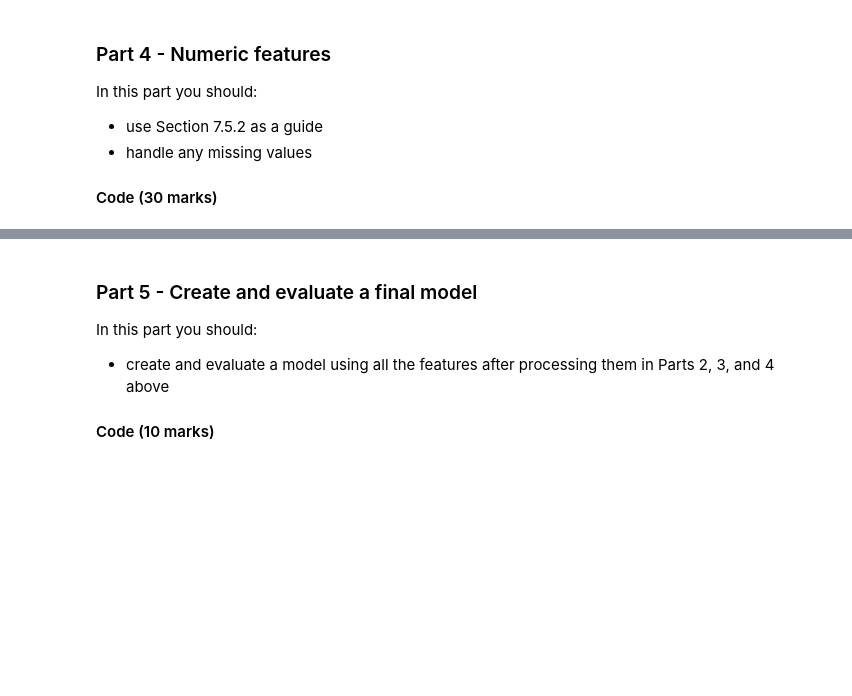
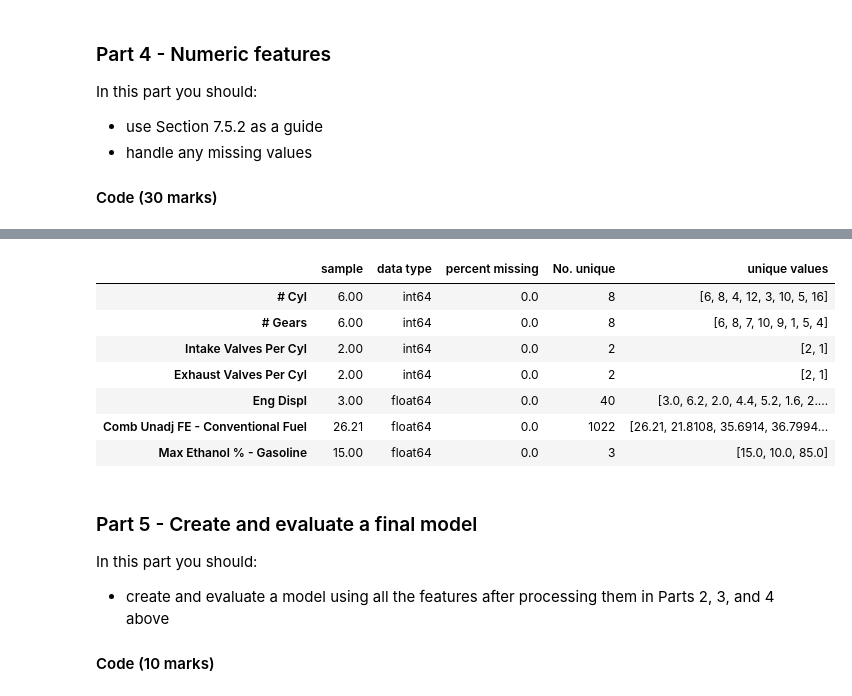
Before and after one commit to educbd/ML_, a Jupyter notebook: Graded_Lab_3.ipynb, the cells around one changed output, grey strips where cells are left out. Drawn from its saved outputs; the diff is of its cells as text; code cells hidden in the pictures; blank space fills up the shorter version.

```diff
--- a/Graded_Lab_3.ipynb
+++ b/Graded_Lab_3.ipynb
@@ -339,3 +367,14 @@ In this part you should:
+# %%
+sniff_mod(df_num)
+# %% [output]
+|  | sample | data type | percent missing | No. unique | unique values |
+| # Cyl | 6.00 | int64 | 0.0 | 8 | [6, 8, 4, 12, 3, 10, 5, 16] |
+| # Gears | 6.00 | int64 | 0.0 | 8 | [6, 8, 7, 10, 9, 1, 5, 4] |
+| Intake Valves Per Cyl | 2.00 | int64 | 0.0 | 2 | [2, 1] |
+| Exhaust Valves Per Cyl | 2.00 | int64 | 0.0 | 2 | [2, 1] |
+| Eng Displ | 3.00 | float64 | 0.0 | 40 | [3.0, 6.2, 2.0, 4.4, 5.2, 1.6, 2.... |
+| Comb Unadj FE - Conventional Fuel | 26.21 | float64 | 0.0 | 1022 | [26.21, 21.8108, 35.6914, 36.7994... |
+| Max Ethanol % - Gasoline | 15.00 | float64 | 0.0 | 3 | [15.0, 10.0, 85.0] |
 # %% [markdown]
 ### Part 5 - Create and evaluate a final model
 
```
Also changed, not shown: parts of 11 cells of this notebook.
